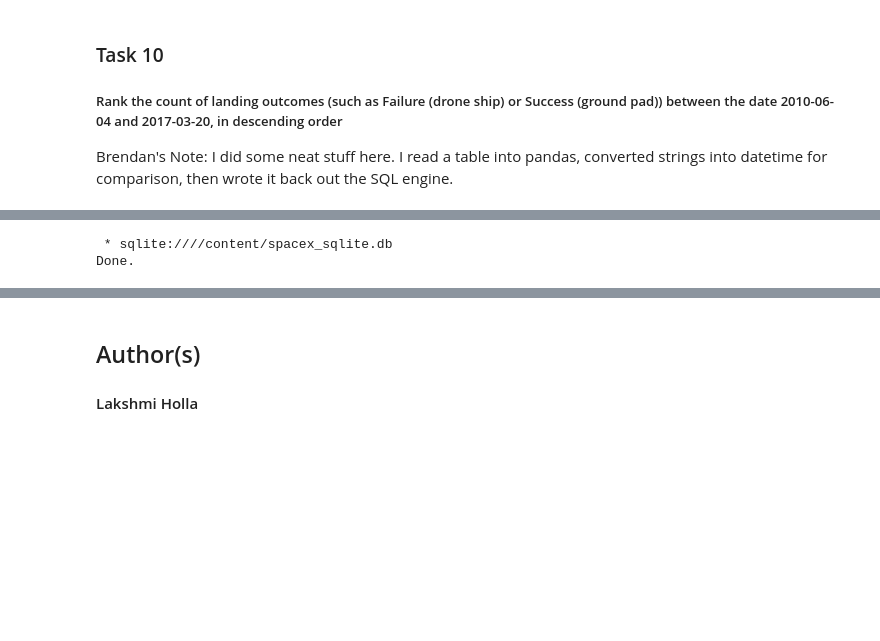
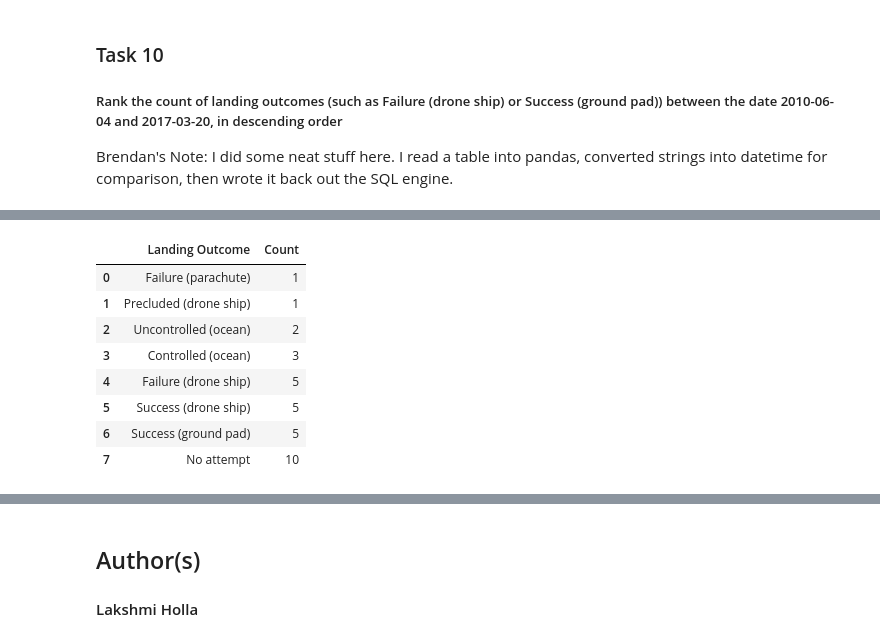
Before and after one commit to brendanpshea/ibm-data-science, a Jupyter notebook: jupyter_labs_eda_sql_coursera.ipynb, the cells around one changed output, grey strips where cells are left out. Saved outputs shown, nothing was run; the diff lists cells and outputs as text; code cells hidden in the pictures; blank space fills up the shorter version.

```diff
--- a/jupyter_labs_eda_sql_coursera.ipynb
+++ b/jupyter_labs_eda_sql_coursera.ipynb
@@ -337,12 +317,25 @@ conn = engine.connect()
 # %%
-# begin by clearning out table if it already exists
-%sql drop table if exists q10Table
+all_data = conn.execute("select * from spacex")
+df = pd.DataFrame(all_data)
+conn.execute("drop table if exists q10Table")
 
 query = "select * from spacex"
 df2 = pd.read_sql(query, conn)
 df2['Date'] = pd.to_datetime(df2['Date'])
 q10_list = df2[(df2['Date'] > pd.to_datetime('2010-06-04')) & (df2['Date'] < pd.to_datetime('2017-03-20'))]
 q10_list.to_sql('q10Table', engine)
+
+results = conn.execute("select landing_outcome, count(landing_outcome) from q10Table group by landing_outcome order by count(landing_outcome)")
+df = pd.DataFrame(results)
+df.columns =['Landing Outcome', "Count"]
+df
 # %% [output]
- * sqlite:////content/spacex_sqlite.db
-Done.
+|  | Landing Outcome | Count |
+| 0 | Failure (parachute) | 1 |
+| 1 | Precluded (drone ship) | 1 |
+| 2 | Uncontrolled (ocean) | 2 |
+| 3 | Controlled (ocean) | 3 |
+| 4 | Failure (drone ship) | 5 |
+| 5 | Success (drone ship) | 5 |
+| 6 | Success (ground pad) | 5 |
+| 7 | No attempt | 10 |
```
Also changed, not shown: parts of 9 cells of this notebook.
